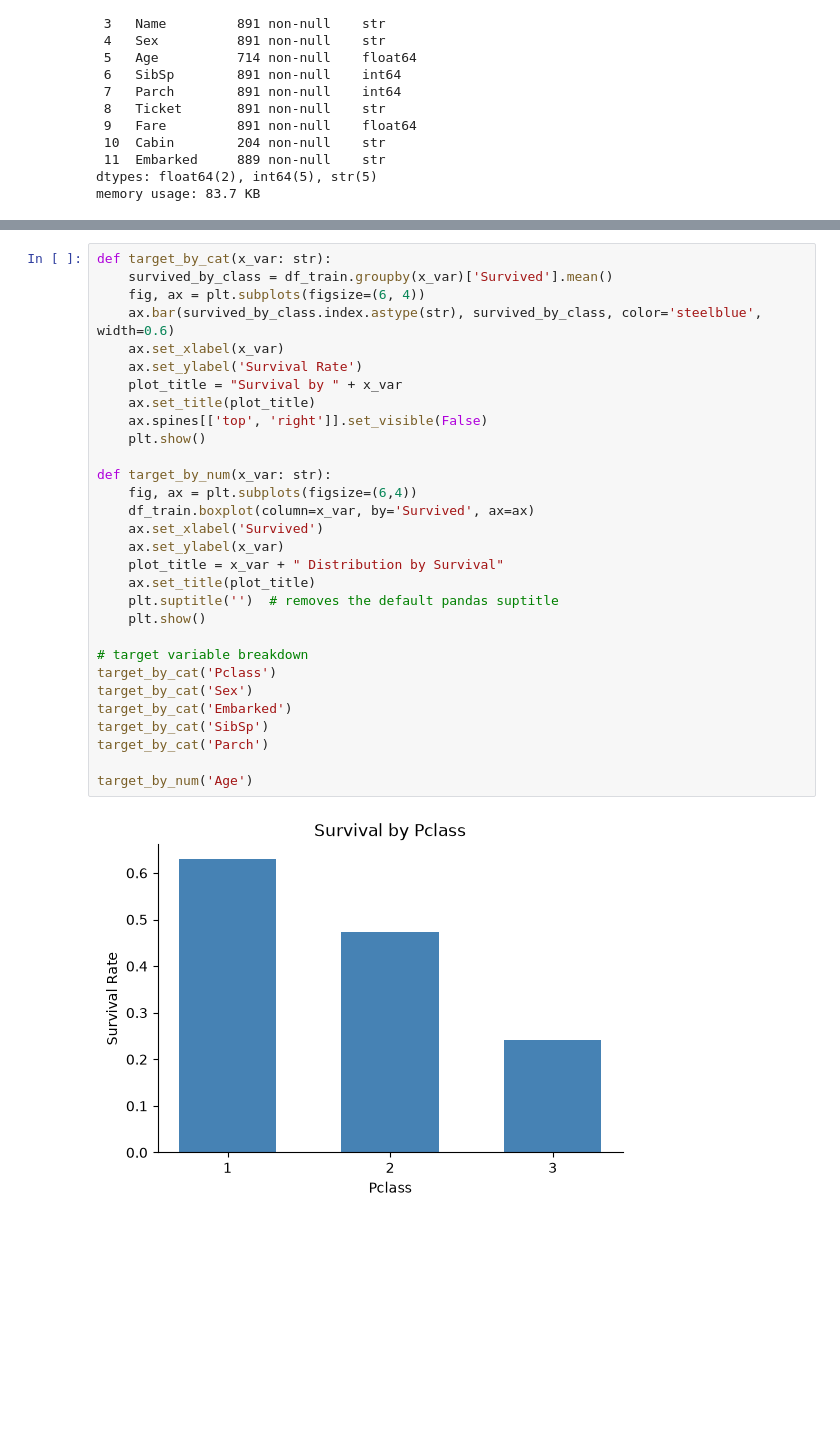
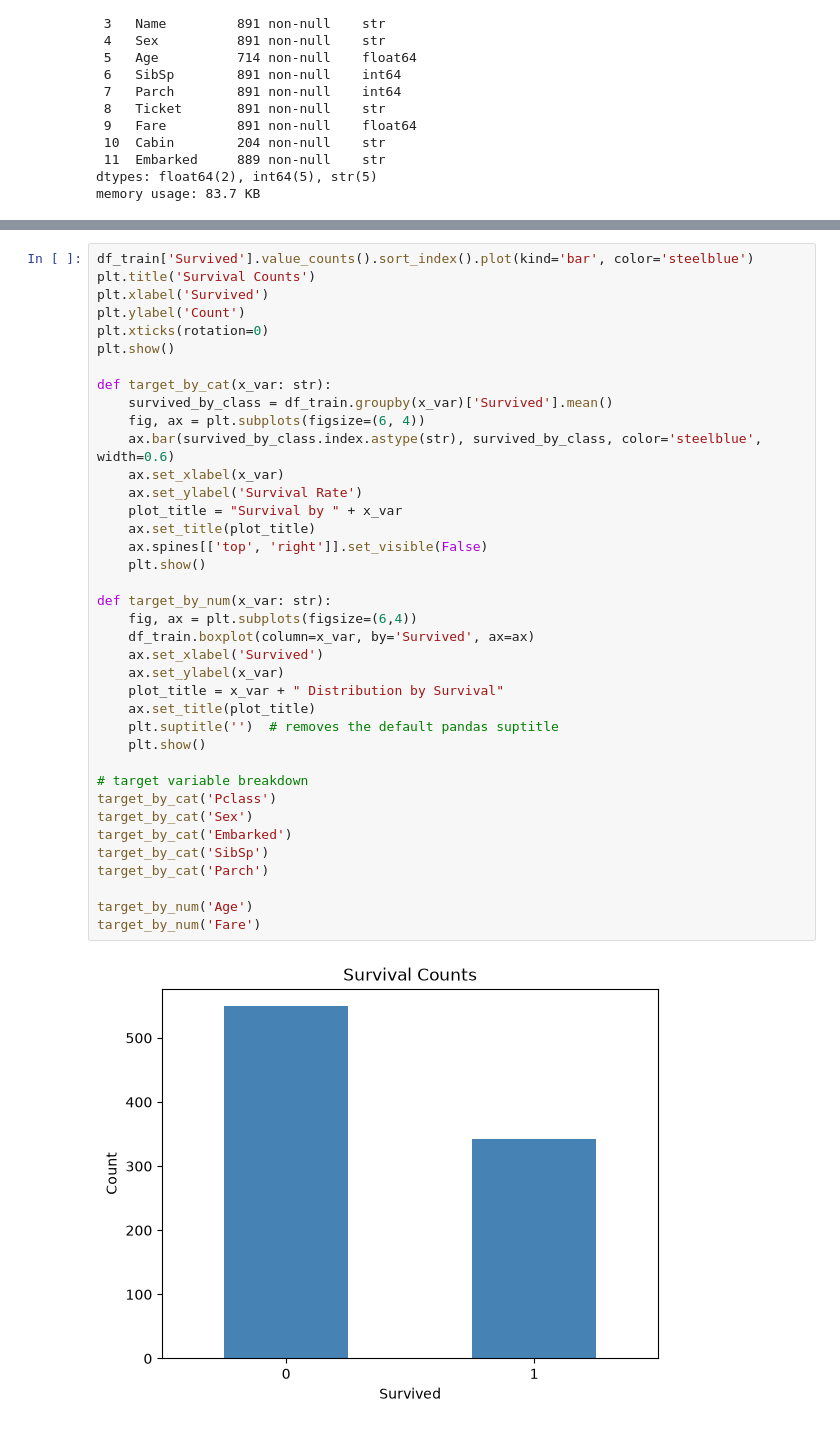
Before and after one commit to snukem/titanic, a Jupyter notebook: predict-titanic.ipynb, the cells around one changed output, grey strips where cells are left out. Drawn from its saved outputs; the diff is of its cells as text; blank space fills up the shorter version.

```diff
--- a/predict-titanic.ipynb
+++ b/predict-titanic.ipynb
@@ -48,34 +46,42 @@ df_train.head()
 | 3 | 4 | 1 | 1 | Futrelle, Mrs. Jacques Heath (Lil... | female | 35.0 | 1 | 0 | 113803 | 53.1000 | ... |
 | 4 | 5 | 0 | 3 | Allen, Mr. William Henry | male | 35.0 | 0 | 0 | 373450 | 8.0500 | ... |
 # %%
+df_train['Survived'].value_counts().sort_index().plot(kind='bar', color='steelblue')
+plt.title('Survival Counts')
+plt.xlabel('Survived')
+plt.ylabel('Count')
+plt.xticks(rotation=0)
+plt.show()
+
 def target_by_cat(x_var: str):
     survived_by_class = df_train.groupby(x_var)['Survived'].mean()
     fig, ax = plt.subplots(figsize=(6, 4))
     ax.bar(survived_by_class.index.astype(str), survived_by_class, color='steelblue', width=0.6)
     ax.set_xlabel(x_var)
     ax.set_ylabel('Survival Rate')
     plot_title = "Survival by " + x_var
     ax.set_title(plot_title)
     ax.spines[['top', 'right']].set_visible(False)
     plt.show()
 
 def target_by_num(x_var: str):
     fig, ax = plt.subplots(figsize=(6,4))
     df_train.boxplot(column=x_var, by='Survived', ax=ax)
     ax.set_xlabel('Survived')
     ax.set_ylabel(x_var)
     plot_title = x_var + " Distribution by Survival"
     ax.set_title(plot_title)
     plt.suptitle('')  # removes the default pandas suptitle
     plt.show()
 
 # target variable breakdown
 target_by_cat('Pclass')
 target_by_cat('Sex')
 target_by_cat('Embarked')
 target_by_cat('SibSp')
 target_by_cat('Parch')
 
 target_by_num('Age')
+target_by_num('Fare')
 # %% [output]
-[figure, old version]
+[figure, new version]
```
Also changed, not shown: parts of 7 cells of this notebook.
